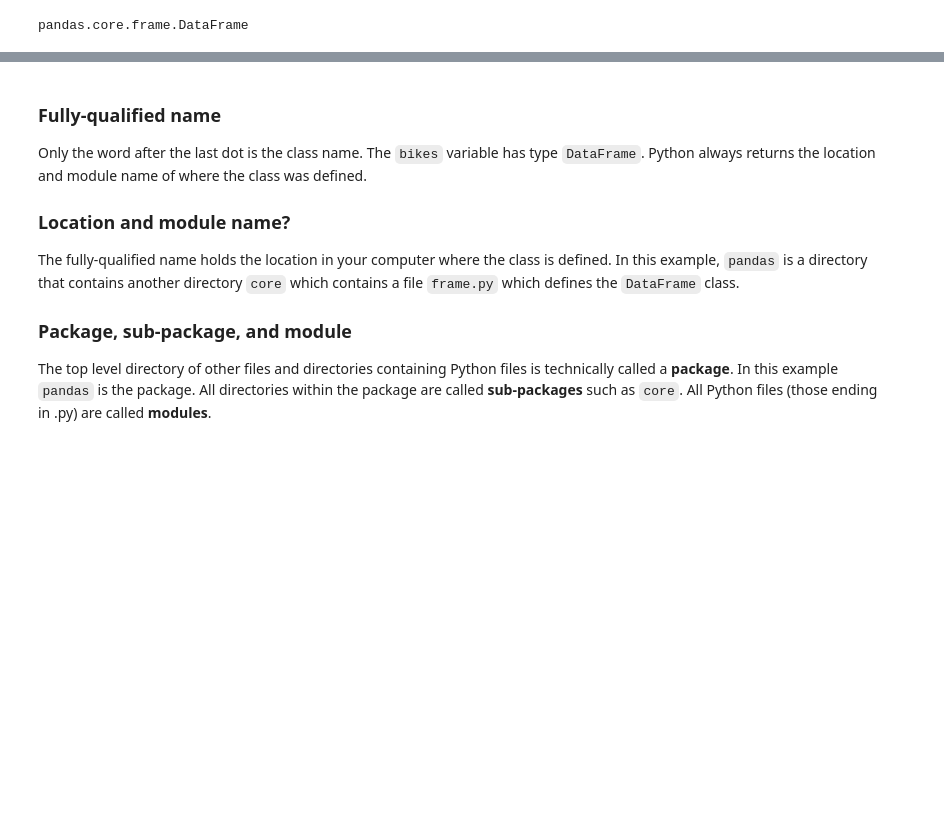
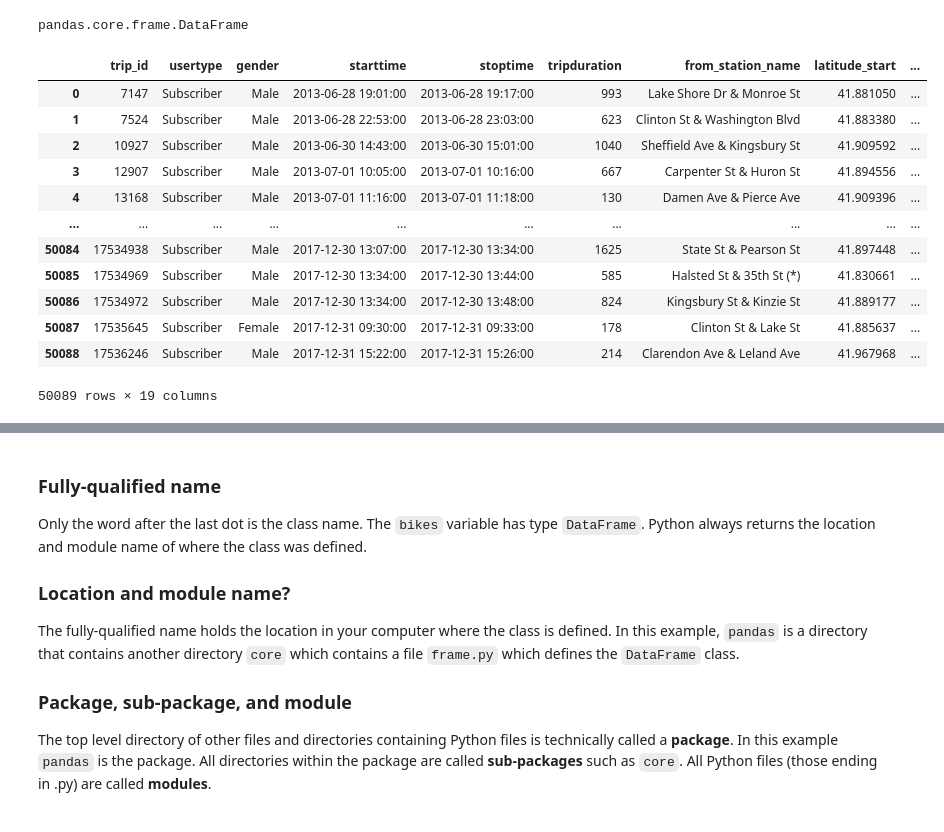
Before and after one commit to HalaMostafa/BeIN2023_DataAnalysis, a Jupyter notebook: 01. Intro to Data Analysis with pandas.ipynb, the cells around one changed output, grey strips where cells are left out. Saved outputs shown, nothing was run; the diff lists cells and outputs as text; code cells hidden in the pictures; blank space fills up the shorter version.

```diff
--- a/01. Intro to Data Analysis with pandas.ipynb
+++ b/01. Intro to Data Analysis with pandas.ipynb
@@ -123,3 +140,19 @@ As we said previously, `bikes` is a DataFrame. Let's verify this:
 type(bikes)
 # %% [output]
 pandas.core.frame.DataFrame
+# %%
+bikes
+# %% [output]
+|  | trip_id | usertype | gender | starttime | stoptime | tripduration | from_station_name | latitude_start | ... |
+| 0 | 7147 | Subscriber | Male | 2013-06-28 19:01:00 | 2013-06-28 19:17:00 | 993 | Lake Shore Dr & Monroe St | 41.881050 | ... |
+| 1 | 7524 | Subscriber | Male | 2013-06-28 22:53:00 | 2013-06-28 23:03:00 | 623 | Clinton St & Washington Blvd | 41.883380 | ... |
+| 2 | 10927 | Subscriber | Male | 2013-06-30 14:43:00 | 2013-06-30 15:01:00 | 1040 | Sheffield Ave & Kingsbury St | 41.909592 | ... |
+| 3 | 12907 | Subscriber | Male | 2013-07-01 10:05:00 | 2013-07-01 10:16:00 | 667 | Carpenter St & Huron St | 41.894556 | ... |
+| 4 | 13168 | Subscriber | Male | 2013-07-01 11:16:00 | 2013-07-01 11:18:00 | 130 | Damen Ave & Pierce Ave | 41.909396 | ... |
+| ... | ... | ... | ... | ... | ... | ... | ... | ... | ... |
+| 50084 | 17534938 | Subscriber | Male | 2017-12-30 13:07:00 | 2017-12-30 13:34:00 | 1625 | State St & Pearson St | 41.897448 | ... |
+| 50085 | 17534969 | Subscriber | Male | 2017-12-30 13:34:00 | 2017-12-30 13:44:00 | 585 | Halsted St & 35th St (*) | 41.830661 | ... |
+| 50086 | 17534972 | Subscriber | Male | 2017-12-30 13:34:00 | 2017-12-30 13:48:00 | 824 | Kingsbury St & Kinzie St | 41.889177 | ... |
+| 50087 | 17535645 | Subscriber | Female | 2017-12-31 09:30:00 | 2017-12-31 09:33:00 | 178 | Clinton St & Lake St | 41.885637 | ... |
+| 50088 | 17536246 | Subscriber | Male | 2017-12-31 15:22:00 | 2017-12-31 15:26:00 | 214 | Clarendon Ave & Leland Ave | 41.967968 | ... |
+50089 rows × 19 columns
```
Also changed, not shown: parts of 51 cells of this notebook, 21 other files.
